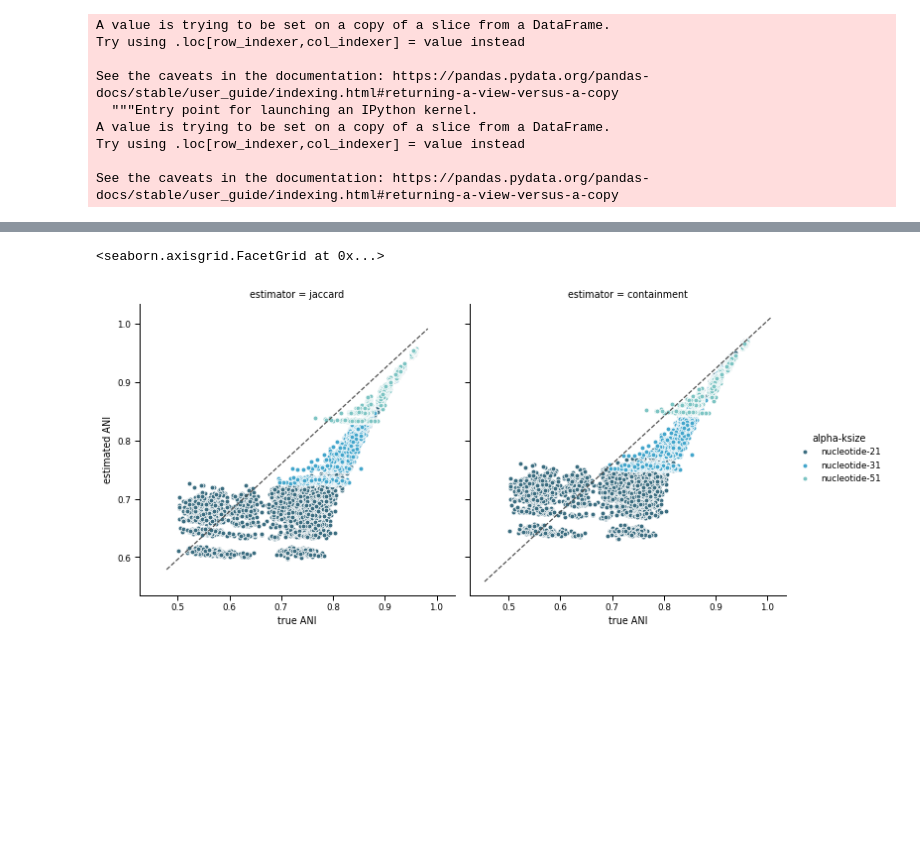
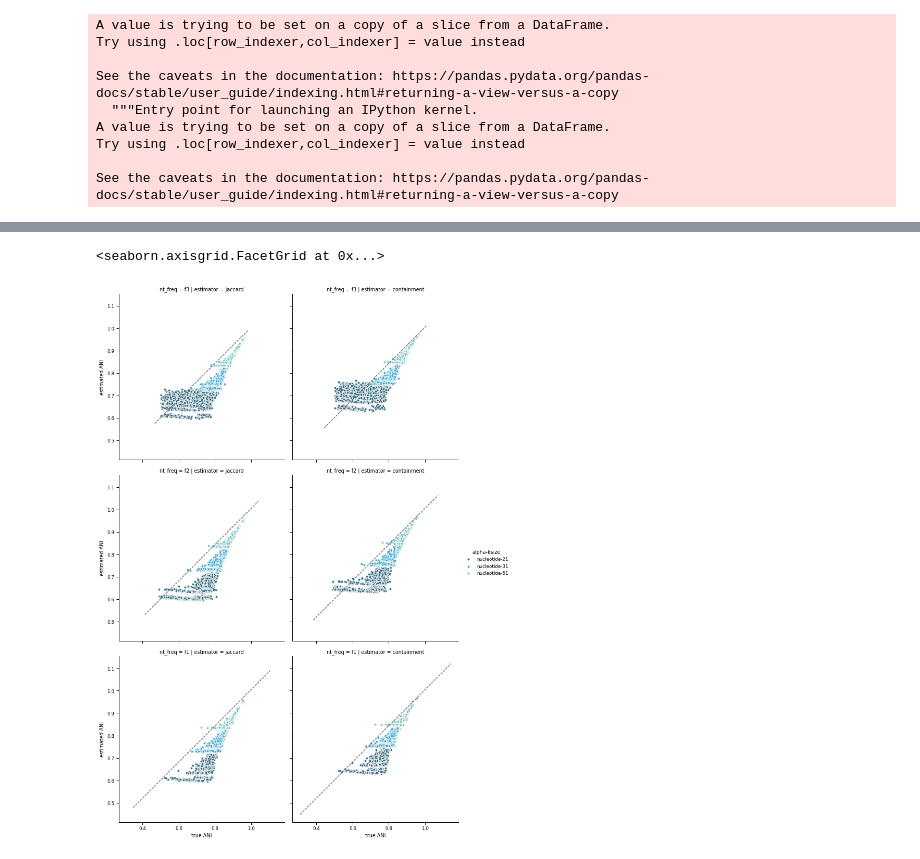
Before and after one commit to bluegenes/2020-dist-compare, a Jupyter notebook: notebooks/plot-estimated-pdistances.ipynb, the cells around one changed output, grey strips where cells are left out. Saved outputs shown, nothing was run; the diff lists cells and outputs as text; code cells hidden in the pictures; blank space fills up the shorter version.

Commit message:
upd plot distance nb

```diff
--- a/notebooks/plot-estimated-pdistances.ipynb
+++ b/notebooks/plot-estimated-pdistances.ipynb
@@ -101,0 +67,5 @@ pdist_columns = ['nucleotide-k21-scaled1000.jaccard-pdist',
+# %%
+compareDF.columns
+#non_dist_cols = ['seed', 'freq(T)', 'freq(C)', 'freq(A)', 'freq(G)', 'rate(C-T)','rate(A-T)', 'rate(G-T)', 'rate(A-C)', 'rate(C-G)', 'alpha', 'lgt1','lgt2', 'sites', 'core', 'name', 'fileinfo']
+pdist_columns = [x for x in compareDF.columns if "pdist" in x]
+pdist_columns
@@ -120,13 +108,17 @@ meltedCompare
 # %%
 meltedCompare["alphabet"] = meltedCompare["comparison_type"].str.extract(r"(?P<alphabet>\w*)-k")
 meltedCompare["ksize"] = meltedCompare["comparison_type"].str.extract(r"-k(?P<ksize>\d*)")
+meltedCompare["nt_freq"] = meltedCompare["name"].str.extract(r"-(?P<nt_freq>f\d*)-")
+meltedCompare["model"] = meltedCompare["name"].str.extract(r"(?P<model>\w*)-seed")
 meltedCompare["alpha-ksize"] = meltedCompare["alphabet"] + "-" + meltedCompare["ksize"]
 meltedCompare["scaled"] = meltedCompare["comparison_type"].str.extract(r"-scaled(?P<scaled>\d*)")
 meltedCompare["estimator"] = meltedCompare["comparison_type"].str.extract(r".(?P<alphabet>\w*)-pdist")
 # %%
-meltedCompare = meltedCompare[meltedCompare["estimated p-distance"] < 1.0 ]
+meltedCompare = meltedCompare.loc[meltedCompare["estimated p-distance"] < 1.0 ]
 # %%
 meltedCompare["PC_pdist"] = -np.log(1 - meltedCompare["estimated p-distance"])
+meltedCompare["true ANI"] = 1- meltedCompare["p-distance"]
+meltedCompare["estimated ANI"] = 1- meltedCompare["PC_pdist"]
 # %% [output]
 A value is trying to be set on a copy of a slice from a DataFrame.
 Try using .loc[row_indexer,col_indexer] = value instead
@@ -304,10 +307,10 @@ g.plot(g.get_xlim(), g.get_ylim(), ls="--", c=".3") #add 1:1 line.
 # %%
-g = sns.FacetGrid(data=nucl_only, col="estimator", hue="alpha-ksize",  palette="GnBu_d", height=5, aspect=1)
-g.map(sns.scatterplot, "true ANI", 'estimated ANI'))
+g = sns.FacetGrid(data=nucl_only, col="estimator", row="nt_freq", hue="alpha-ksize",  palette="GnBu_d", height=5, aspect=1)
+g.map(sns.scatterplot, "true ANI", 'estimated ANI')
 for ax in g.fig.axes:
     ax.plot(ax.get_xlim(), ax.get_ylim(), ls="--", c=".3")
 
 g.add_legend()
 # %% [output]
 <seaborn.axisgrid.FacetGrid at 0x...>
-[figure, old version]
+[figure, new version]
```
Also changed, not shown: parts of 41 cells of this notebook.
